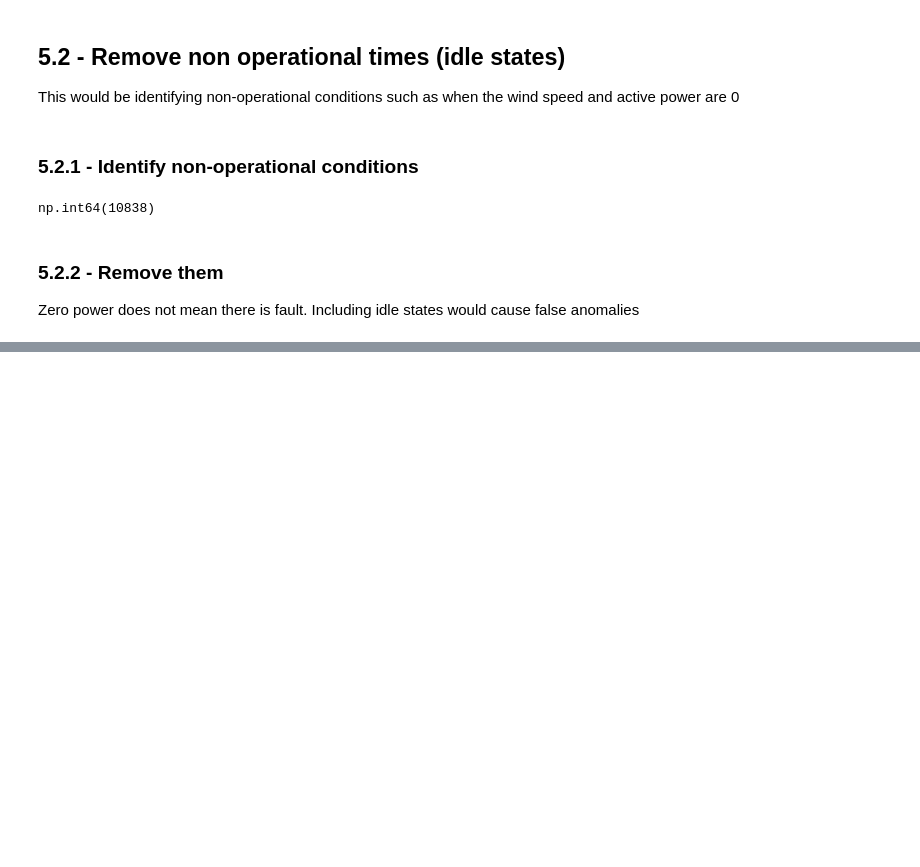
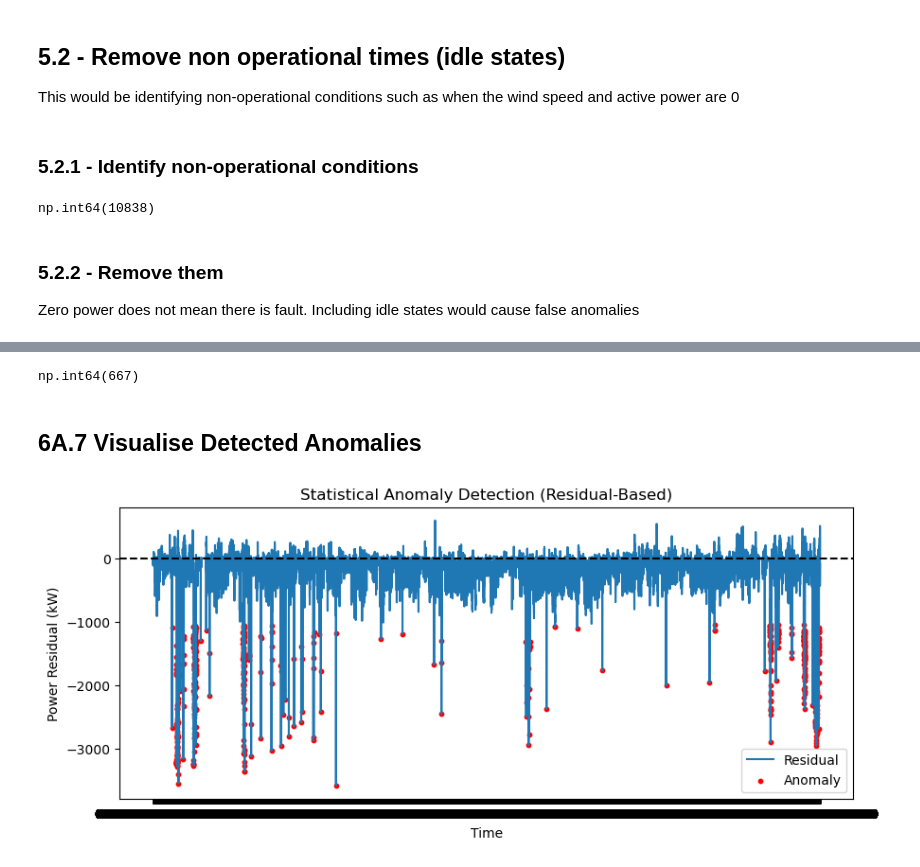
Before and after one commit to Bucci-beep/wind-turbine-scada-anomaly-detection, a Jupyter notebook: notebooks/wind_turbine_scada_eda.ipynb, the cells around one changed output, grey strips where cells are left out. Cells and saved outputs as stored; diff of their text form; code cells hidden in the pictures; blank space fills up the shorter version.

```diff
--- a/notebooks/wind_turbine_scada_eda.ipynb
+++ b/notebooks/wind_turbine_scada_eda.ipynb
@@ -216,0 +278,10 @@ df_clean = df_clean.loc[~non_operational].reset_index(drop=True)
+# %%
+residual_mean = df_stat["power_residual"].mean()
+residual_std = df_stat["power_residual"].std()
+
+df_stat["residual_zscore"] = (
+    (df_stat["power_residual"] - residual_mean) / residual_std
+)
+
+# check for distribution of z-scores
+df_stat
@@ -216,0 +309,33 @@ df_clean = df_clean.loc[~non_operational].reset_index(drop=True)
+# %%
+threshold = 3
+
+df_stat["stat_anomaly"] = (
+    df_stat["residual_zscore"].abs() > threshold
+)
+
+# count anomalies detected
+df_stat["stat_anomaly"].sum()
+# %% [output]
+np.int64(667)
+# %% [markdown]
+## 6A.7 Visualise Detected Anomalies
+# %%
+plt.figure(figsize=(10, 4))
+plt.plot(df_stat["Date/Time"], df_stat["power_residual"], label="Residual")
+
+plt.scatter(
+    df_stat.loc[df_stat["stat_anomaly"], "Date/Time"],
+    df_stat.loc[df_stat["stat_anomaly"], "power_residual"],
+    color="red",
+    s=10,
+    label="Anomaly"
+)
+
+plt.axhline(0, color="black", linestyle="--")
+plt.legend()
+plt.title("Statistical Anomaly Detection (Residual-Based)")
+plt.xlabel("Time")
+plt.ylabel("Power Residual (kW)")
+plt.show()
+# %% [output]
+[figure, added]
```
Also changed, not shown: parts of 15 cells of this notebook.
